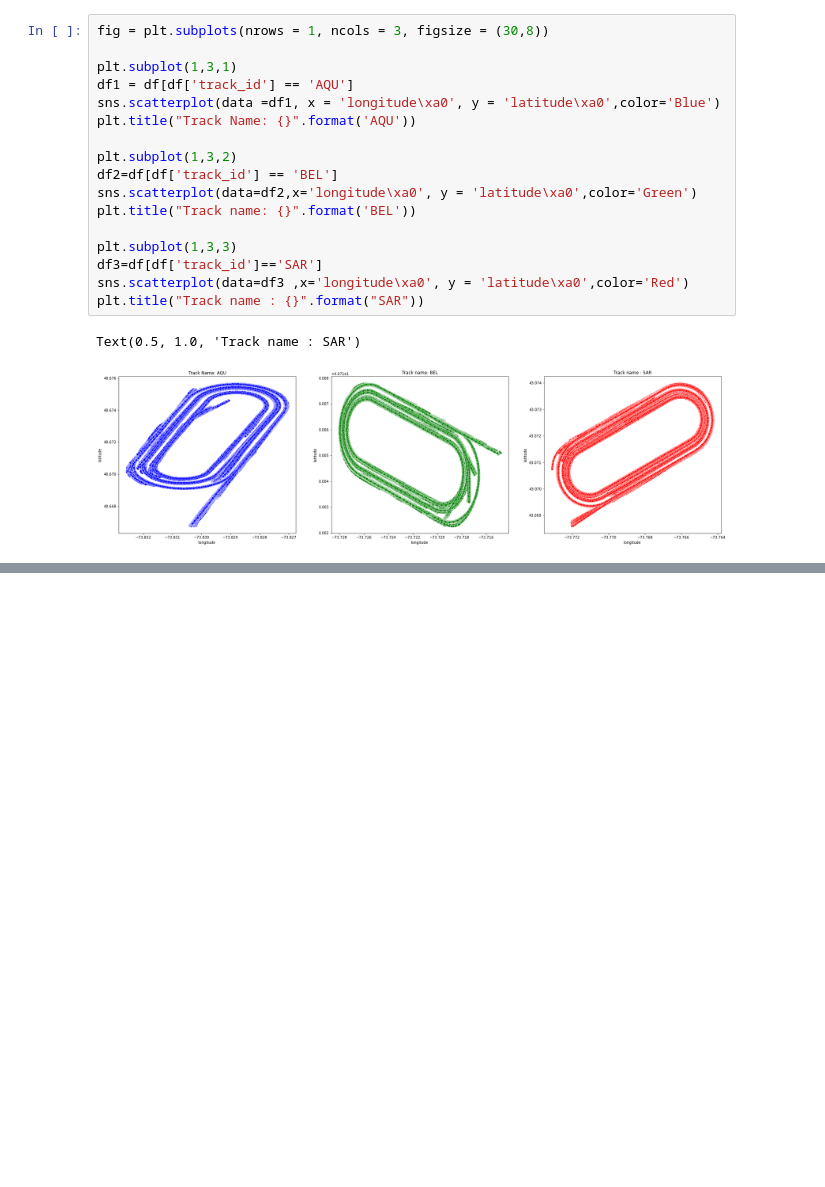
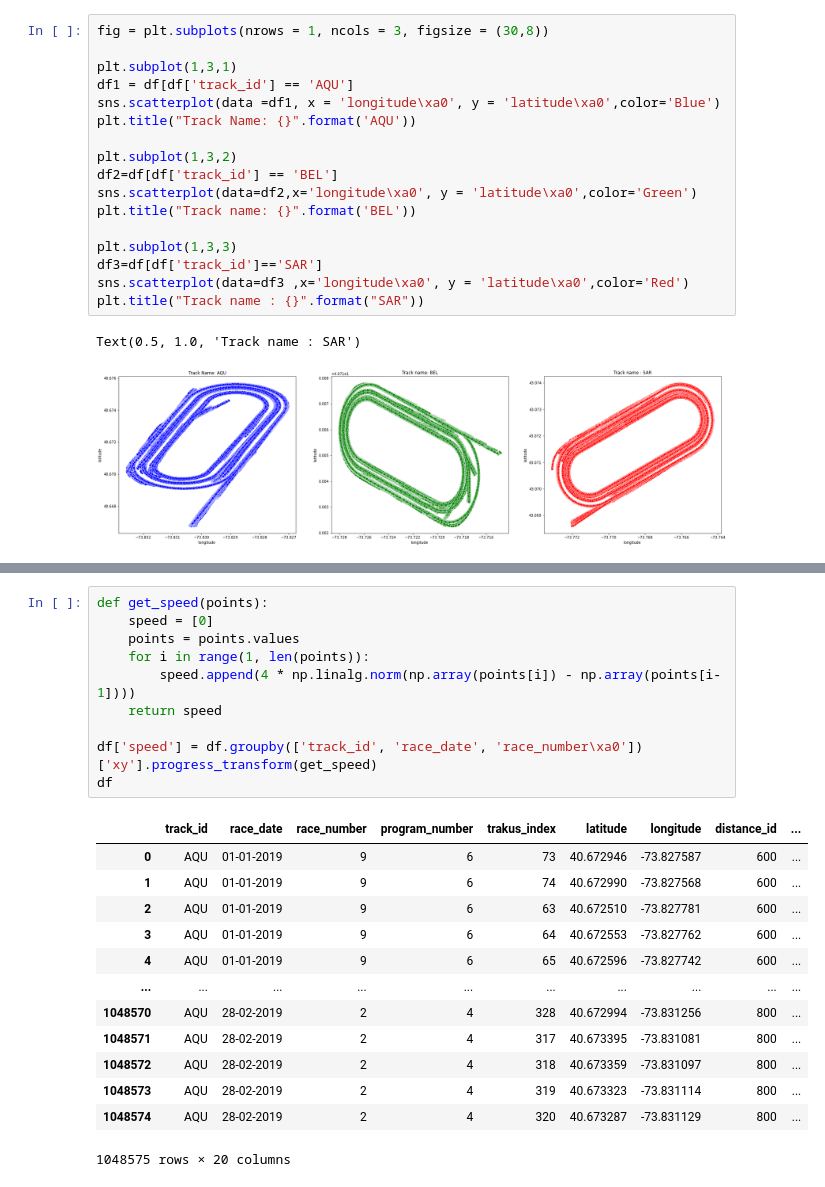
Before and after one commit to satishgc227/Problem-statement-1-of-Horses, a Jupyter notebook: Problem_statement_1_of_NYRA_.ipynb, the cells around one changed output, grey strips where cells are left out. Drawn from its saved outputs; the diff is of its cells as text; blank space fills up the shorter version.

```diff
--- a/Problem_statement_1_of_NYRA_.ipynb
+++ b/Problem_statement_1_of_NYRA_.ipynb
@@ -143,0 +174,24 @@ fig.show()
+# %%
+def get_speed(points):
+    speed = [0]
+    points = points.values
+    for i in range(1, len(points)):
+        speed.append(4 * np.linalg.norm(np.array(points[i]) - np.array(points[i-1])))
+    return speed
+
+df['speed'] = df.groupby(['track_id', 'race_date', 'race_number\xa0'])['xy'].progress_transform(get_speed)
+df
+# %% [output]
+|  | track_id | race_date | race_number | program_number | trakus_index | latitude | longitude | distance_id | ... |
+| 0 | AQU | 01-01-2019 | 9 | 6 | 73 | 40.672946 | -73.827587 | 600 | ... |
+| 1 | AQU | 01-01-2019 | 9 | 6 | 74 | 40.672990 | -73.827568 | 600 | ... |
+| 2 | AQU | 01-01-2019 | 9 | 6 | 63 | 40.672510 | -73.827781 | 600 | ... |
+| 3 | AQU | 01-01-2019 | 9 | 6 | 64 | 40.672553 | -73.827762 | 600 | ... |
+| 4 | AQU | 01-01-2019 | 9 | 6 | 65 | 40.672596 | -73.827742 | 600 | ... |
+| ... | ... | ... | ... | ... | ... | ... | ... | ... | ... |
+| 1048570 | AQU | 28-02-2019 | 2 | 4 | 328 | 40.672994 | -73.831256 | 800 | ... |
+| 1048571 | AQU | 28-02-2019 | 2 | 4 | 317 | 40.673395 | -73.831081 | 800 | ... |
+| 1048572 | AQU | 28-02-2019 | 2 | 4 | 318 | 40.673359 | -73.831097 | 800 | ... |
+| 1048573 | AQU | 28-02-2019 | 2 | 4 | 319 | 40.673323 | -73.831114 | 800 | ... |
+| 1048574 | AQU | 28-02-2019 | 2 | 4 | 320 | 40.673287 | -73.831129 | 800 | ... |
+1048575 rows × 20 columns
```
Also changed, not shown: parts of 5 cells of this notebook.
